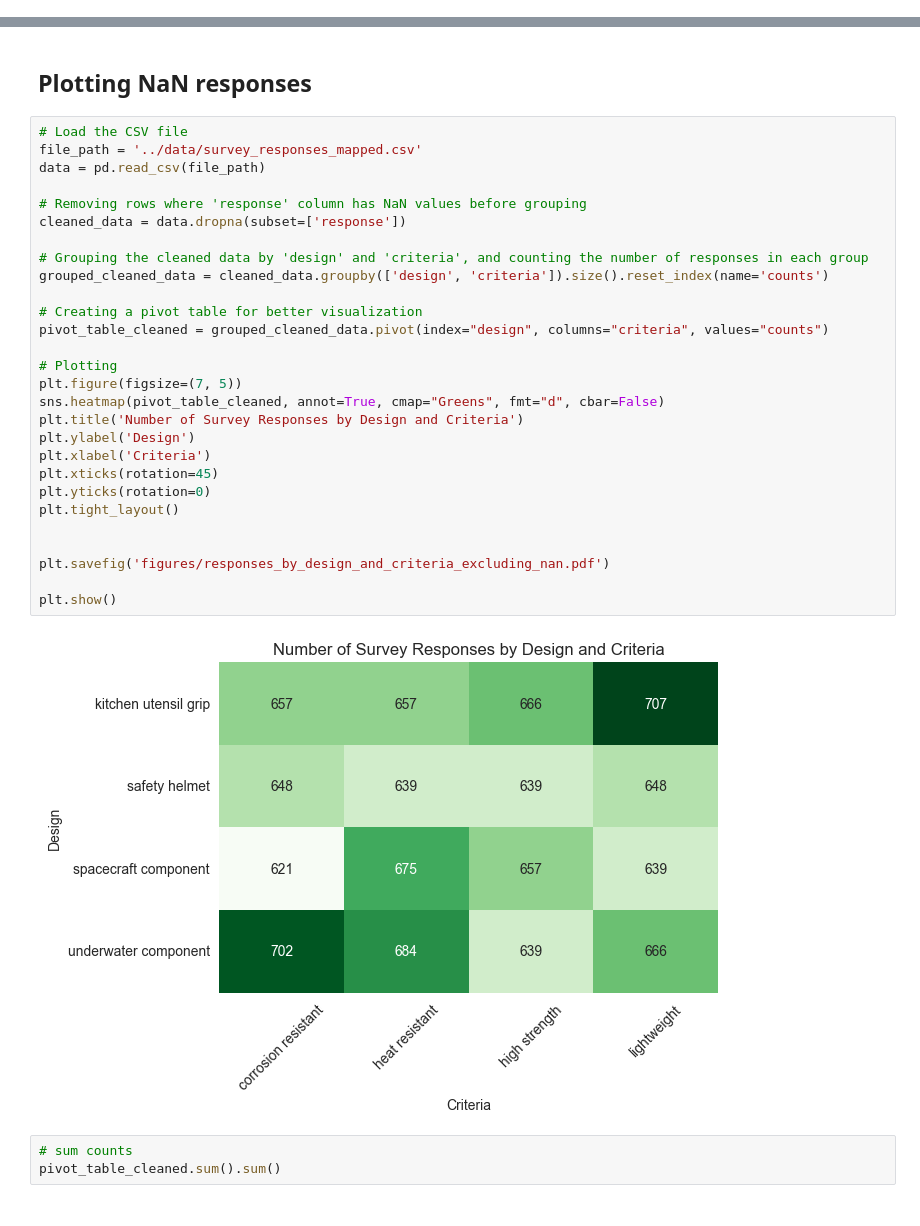
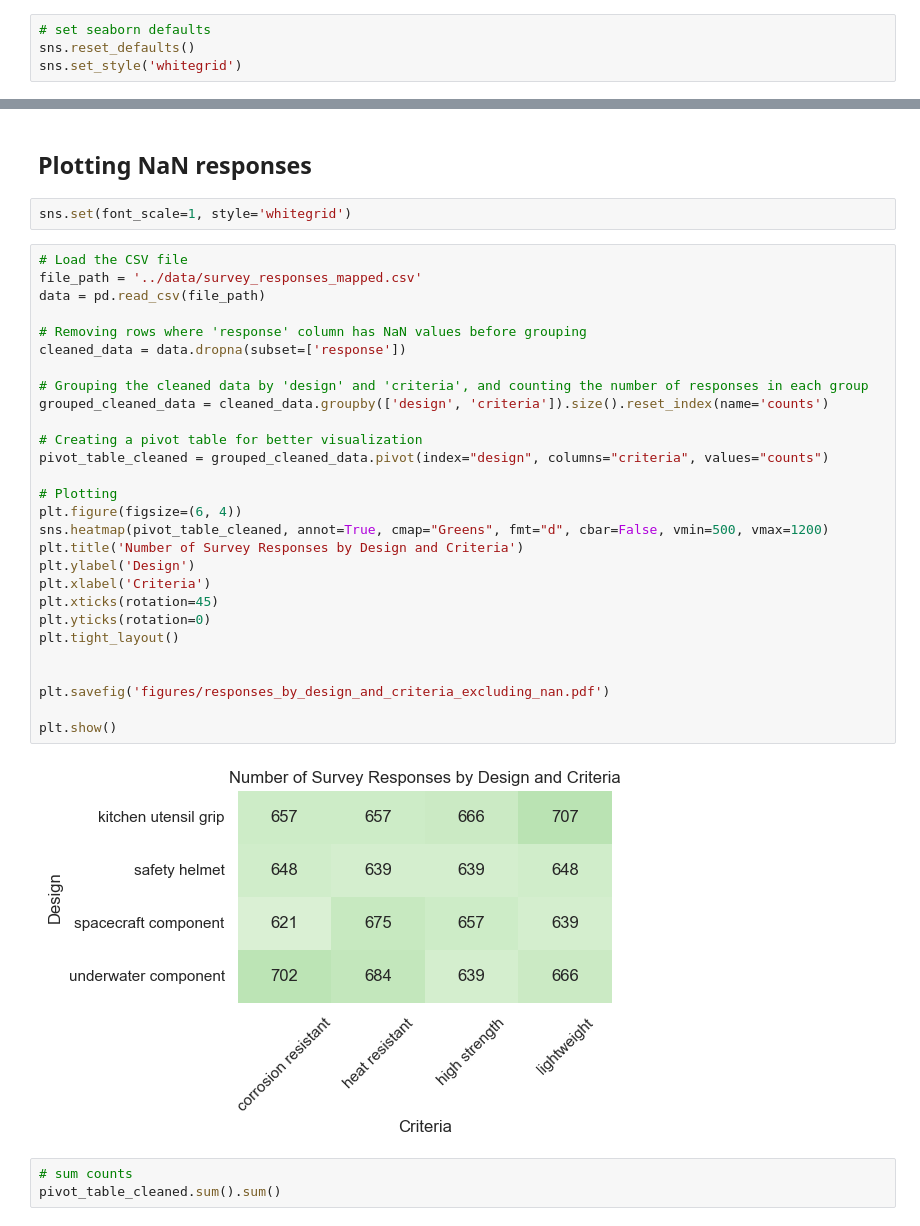
Before and after one commit to grndnl/llm_material_selection_jcise, a Jupyter notebook: evaluation/aggregate_results.ipynb, the cells around one changed output, grey strips where cells are left out. Drawn from its saved outputs; the diff is of its cells as text.

```diff
--- a/evaluation/aggregate_results.ipynb
+++ b/evaluation/aggregate_results.ipynb
@@ -19,2 +22,6 @@ combined_df = pd.concat([survey, gpt4, mixtral, melm])
+# %%
+# set seaborn defaults
+sns.reset_defaults()
+sns.set_style('whitegrid')
 # %%
 # Recreate the box and whisker plot with updated dataset names and excluding outliers
@@ -159,36 +168,38 @@ plt.show()
 [figure]
 # %% [markdown]
 ## Plotting NaN responses
+# %%
+sns.set(font_scale=1, style='whitegrid')
 # %%
 # Load the CSV file
 file_path = '../data/survey_responses_mapped.csv'
 data = pd.read_csv(file_path)
 
 # Removing rows where 'response' column has NaN values before grouping
 cleaned_data = data.dropna(subset=['response'])
 
 # Grouping the cleaned data by 'design' and 'criteria', and counting the number of responses in each group
 grouped_cleaned_data = cleaned_data.groupby(['design', 'criteria']).size().reset_index(name='counts')
 
 # Creating a pivot table for better visualization
 pivot_table_cleaned = grouped_cleaned_data.pivot(index="design", columns="criteria", values="counts")
 
 # Plotting
-plt.figure(figsize=(7, 5))
-sns.heatmap(pivot_table_cleaned, annot=True, cmap="Greens", fmt="d", cbar=False)
+plt.figure(figsize=(6, 4))
+sns.heatmap(pivot_table_cleaned, annot=True, cmap="Greens", fmt="d", cbar=False, vmin=500, vmax=1200)
 plt.title('Number of Survey Responses by Design and Criteria')
 plt.ylabel('Design')
 plt.xlabel('Criteria')
 plt.xticks(rotation=45)
 plt.yticks(rotation=0)
 plt.tight_layout()
 
 
 plt.savefig('figures/responses_by_design_and_criteria_excluding_nan.pdf')
 
 plt.show()
 # %% [output]
-[figure, old version]
+[figure, new version]
 # %%
 # sum counts
 pivot_table_cleaned.sum().sum()
```
Also changed, not shown: parts of 8 cells of this notebook, 10 other files.
